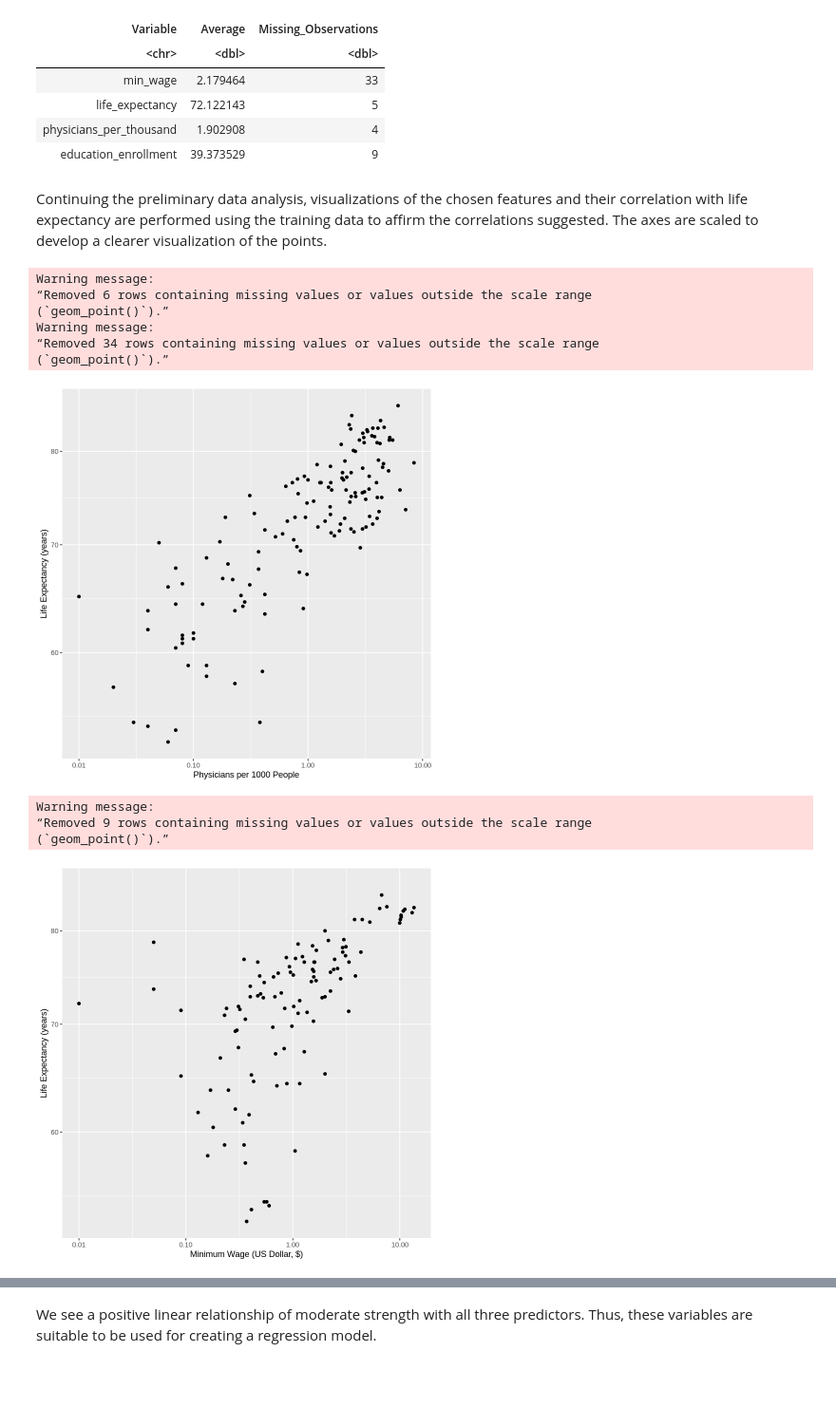
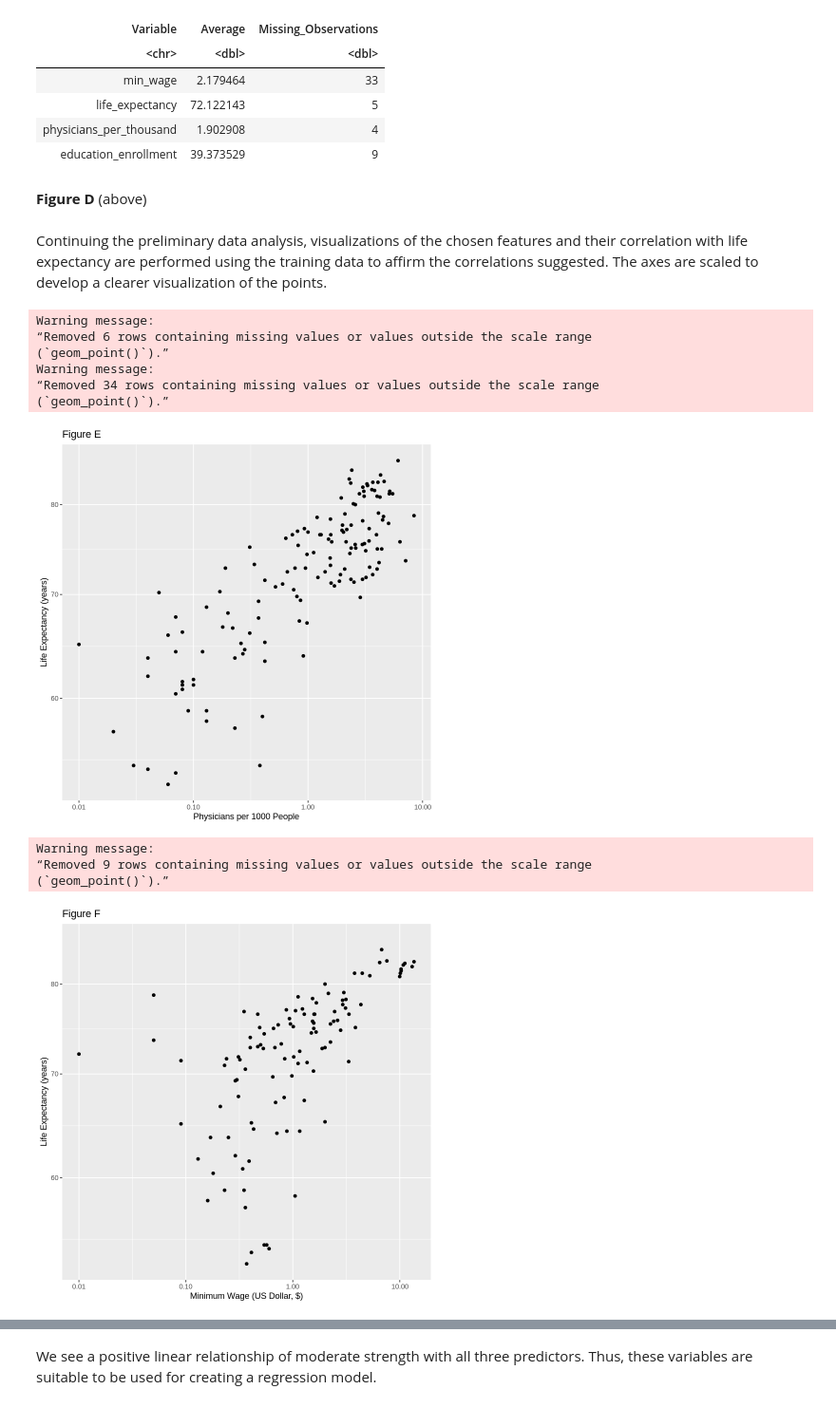
Before and after one commit to Russell-97/Life-Expectancy-Predictor, a Jupyter notebook: Group 39 - Final Report.ipynb, the cells around one changed output, grey strips where cells are left out. Shown at 95% size. Cells and saved outputs as stored; diff of their text form; code cells hidden in the pictures; blank space fills up the shorter version.

```diff
--- a/Group 39 - Final Report.ipynb
+++ b/Group 39 - Final Report.ipynb
@@ -141,38 +146,43 @@ A tibble: 4 × 3
 | life_expectancy | 72.122143 | 5 |
 | physicians_per_thousand | 1.902908 | 4 |
 | education_enrollment | 39.373529 | 9 |
+# %% [markdown]
+**Figure D** (above)
 # %% [markdown]
 Continuing the preliminary data analysis, visualizations of the chosen features and their correlation with life expectancy are performed using the training data to affirm the correlations suggested. The axes are scaled to develop a clearer visualization of the points.
 # %%
 physicians_plot <- ggplot(data_training, aes(x = physicians_per_thousand, y = life_expectancy)) +
     geom_point() +
     scale_x_log10() +
     scale_y_log10() +
+    ggtitle("Figure E") +
     labs(x = "Physicians per 1000 People", y = "Life Expectancy (years)")
 physicians_plot
 
 min_wage_plot <- ggplot(data_training, aes(x = min_wage, y = life_expectancy)) +
     geom_point() +
     scale_x_log10() +
     scale_y_log10() +
+    ggtitle("Figure F") +
     labs(x = "Minimum Wage (US Dollar, $)", y = "Life Expectancy (years)")
 min_wage_plot
 
 education_enrollment_plot <- ggplot(data_training, aes(x = education_enrollment, y = life_expectancy)) +
     geom_point() +
     scale_x_log10() +
     scale_y_log10() +
+    ggtitle("Figure G") +
     labs(x = "Post-Secondary Education enrollment (%)", y = "Life Expectancy (years)")
 education_enrollment_plot
 # %% [output]
 Warning message:
 “Removed 6 rows containing missing values or values outside the scale range
 (`geom_point()`).”
 Warning message:
 “Removed 34 rows containing missing values or values outside the scale range
 (`geom_point()`).”
-[figure, old version]
+[figure, new version]
 Warning message:
 “Removed 9 rows containing missing values or values outside the scale range
 (`geom_point()`).”
-[figure, old version]
+[figure, new version]
```
Also changed, not shown: parts of 16 cells of this notebook.
